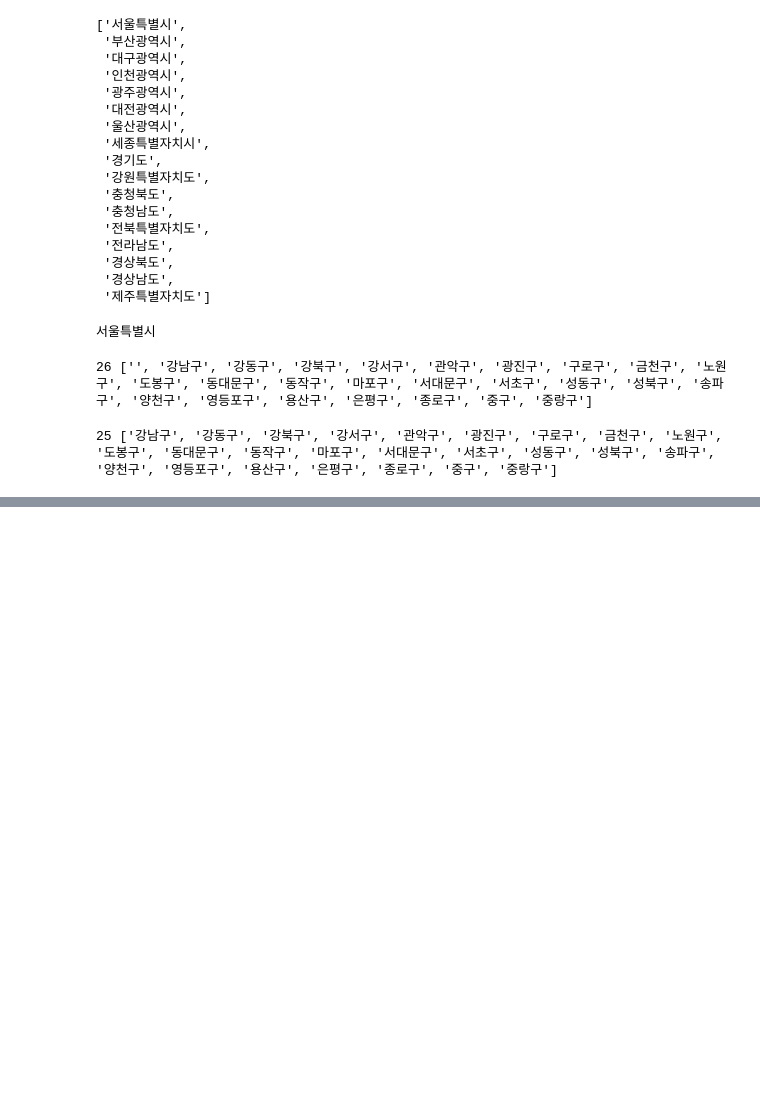
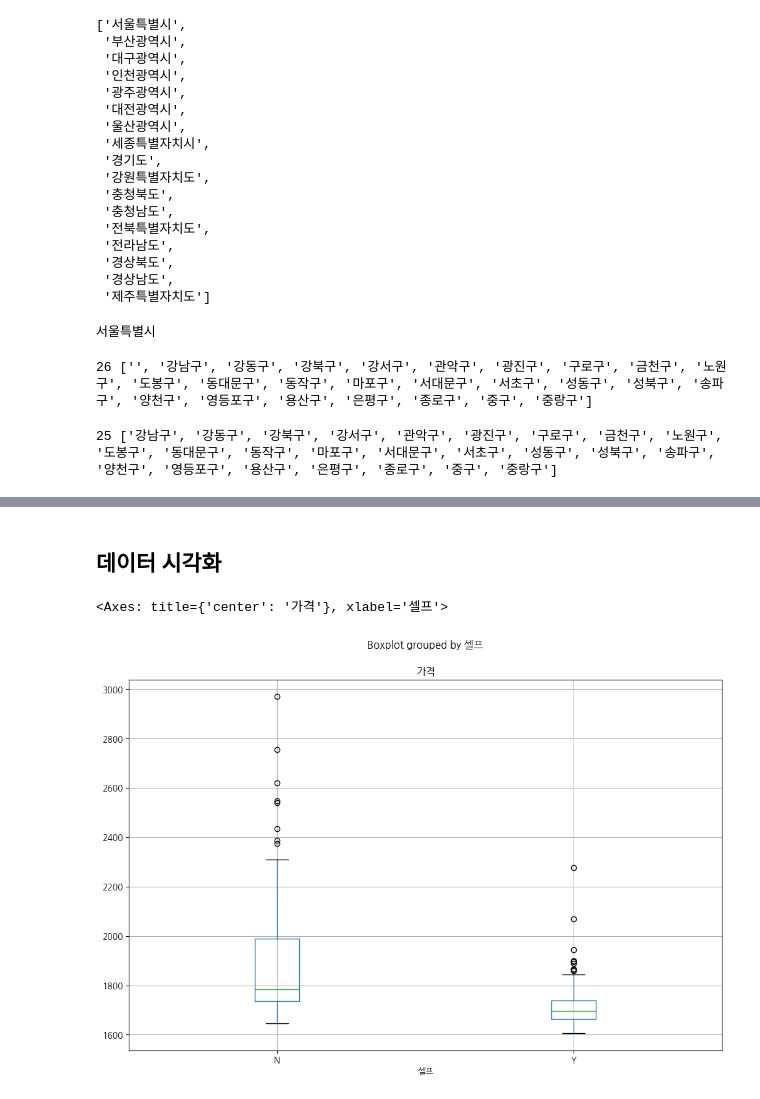
Before and after one commit to KTH-amg/robot_dev, a Jupyter notebook: eda/src/oil.ipynb, the cells around one changed output, grey strips where cells are left out. Cells and saved outputs as stored; diff of their text form; code cells hidden in the pictures; blank space fills up the shorter version.

```diff
--- a/eda/src/oil.ipynb
+++ b/eda/src/oil.ipynb
@@ -165,0 +232,3 @@ driver.quit()
+# %%
+oil_data.reset_index(drop=True, inplace=True)
+oil_data.tail()
@@ -165,0 +242,3 @@ driver.quit()
+# %%
+oil_data["구"] = [address.split()[1] for address in oil_data["주소"]]
+oil_data.head()
@@ -165,0 +259,2 @@ driver.quit()
+# %%
+oil_data["가격"] = oil_data["가격"].astype("float")
@@ -165,0 +293,3 @@ driver.quit()
+# %%
+oil_data.reset_index(drop=True, inplace=True)
+oil_data.head()
@@ -165,0 +303,11 @@ driver.quit()
+# %% [markdown]
+## 데이터 시각화
+# %%
+import matplotlib.pyplot as plt
+import seaborn as sns
+import koreanize_matplotlib
+
+oil_data.boxplot(column="가격", by="셀프", figsize=(12,8))
+# %% [output]
+<Axes: title={'center': '가격'}, xlabel='셀프'>
+[figure, added]
```
Also changed, not shown: parts of 27 cells of this notebook, 29 other files.
